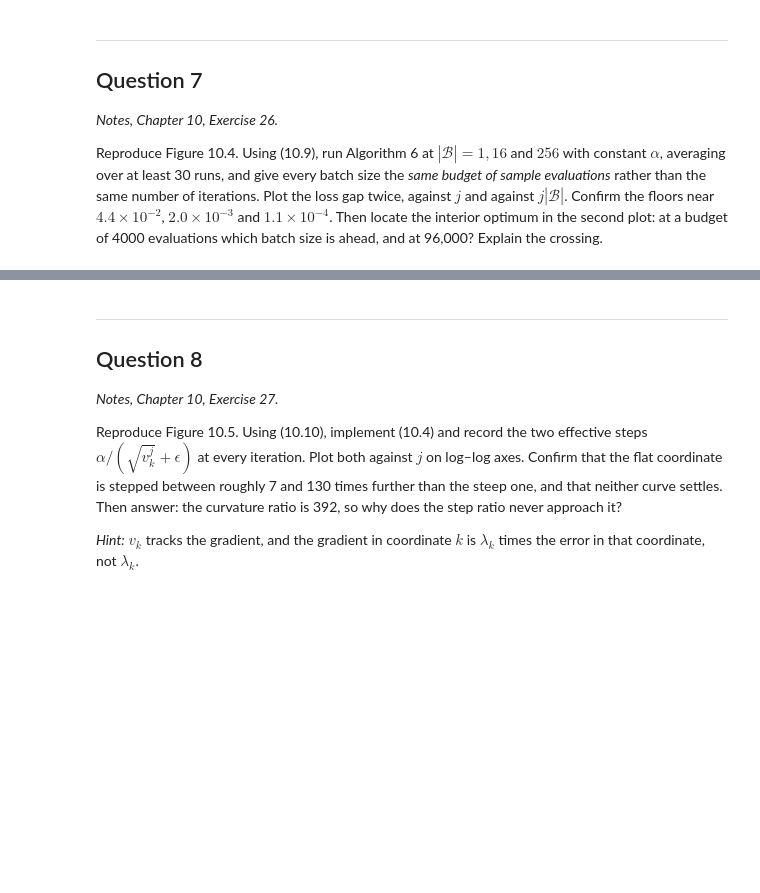
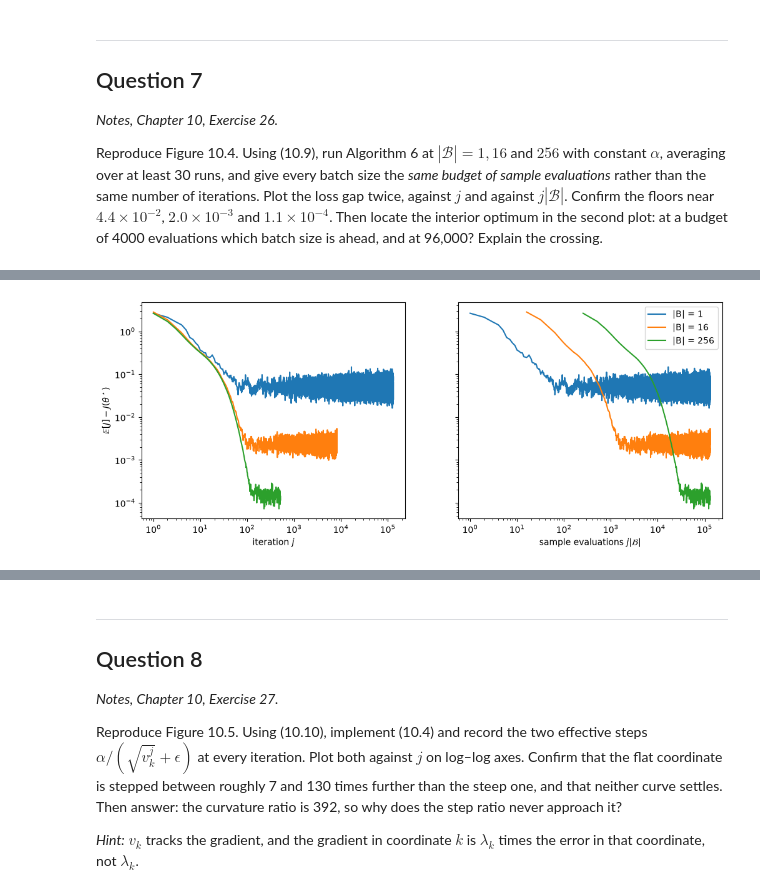
Before and after one commit to akhilghar/COE379L.1, a Jupyter notebook: HW4/Assignment_4-2.ipynb, the cells around one changed output, grey strips where cells are left out. Cells and saved outputs as stored; diff of their text form; code cells hidden in the pictures; blank space fills up the shorter version.

```diff
--- a/HW4/Assignment_4-2.ipynb
+++ b/HW4/Assignment_4-2.ipynb
@@ -242,3 +563,87 @@ Reproduce Figure 10.3. Run Algorithm 6 at $|\mathcal{B}| = 1$ for 4000 iteration
 Reproduce Figure 10.4. Using (10.9), run Algorithm 6 at $|\mathcal{B}| = 1, 16$ and $256$ with constant $\alpha$, averaging over at least 30 runs, and give every batch size the *same budget of sample evaluations* rather than the same number of iterations. Plot the loss gap twice, against $j$ and against $j|\mathcal{B}|$. Confirm the floors near $4.4 \times 10^{-2}$, $2.0 \times 10^{-3}$ and $1.1 \times 10^{-4}$. Then locate the interior optimum in the second plot: at a budget of 4000 evaluations which batch size is ahead, and at 96,000? Explain the crossing.
 # %%
 # Question 7: your code here
+from functools import partial
+
+key_data = jax.random.PRNGKey(4)
+n_data = 400
+A = jnp.diag(jnp.array([1.0, 0.38]))
+theta_gen = jnp.array([1.0, -0.8])
+noise = 0.7
+
+def sample(key):
+    key_z, key_eps = jax.random.split(key)
+    x = A @ jax.random.normal(key_z, shape=(2,))
+    y = x @ theta_gen + noise * jax.random.normal(key_eps)
+    return x, y
+
+def generate_data(key, n):
+    keys = jax.random.split(key, n)
+    X, Y = jax.vmap(sample)(keys)
+    return X, Y
+
+X_data, y_data = generate_data(key_data, n_data)
+H = X_data.T @ X_data / n_data
+theta_star = jnp.linalg.solve(X_data.T @ X_data, X_data.T @ y_data)
+alpha = 1.0 / (4 * jnp.linalg.eigvalsh(H)[-1])
+
+# L2 loss and gradients
+def loss_i(theta, x, y):
+    return 0.5 * (x @ theta - y) ** 2
+grad_i = jax.grad(loss_i)
+
+def batch_grad(theta, key, B):
+    idx = jax.random.randint(key, (B,), 0, n_data)
+    return jnp.mean(jax.vmap(grad_i, in_axes=(None, 0, 0))(theta, X_data[idx], y_data[idx]), axis=0)
+
+def gap(theta):
+    e = theta - theta_star
+    return 0.5 * e @ H @ e
+
+@partial(jax.jit, static_argnames="B")
+def sgd_gaps(key, theta0, alphas, B):
+    def step(theta, inputs):
+        k, a = inputs
+        theta = theta - a * batch_grad(theta, k, B)
+        return theta, gap(theta)
+    _, gaps = jax.lax.scan(step, theta0, (jax.random.split(key, alphas.shape[0]), alphas))
+    return jnp.concatenate([gap(theta0)[None], gaps])
+
+def mean_sgd_gaps(key, theta0, alphas, B, runs):
+    return jax.vmap(lambda k: sgd_gaps(k, theta0, alphas, B))(jax.random.split(key, runs)).mean(axis=0)
+
+# batch size = 1, 16, 256 at the same budget of sample evaluations
+key = jax.random.PRNGKey(0)
+runs, budget = 30, 2 ** 17
+theta0 = jnp.array([-1.6, 2.2])
+
+res = {}
+for i, B in enumerate([1, 16, 256]):
+    T = budget // B
+    res[B] = mean_sgd_gaps(jax.random.fold_in(key, i), theta0, jnp.full(T, alpha), B=B, runs=runs)
+    print(f"|B| = {B:>3}: {T:>6} iterations, floor (mean of last half) = {res[B][T // 2:].mean():.2e}")
+
+fig, ax = plt.subplots(1, 2, figsize=(12, 4.5), sharey=True)
+for B, g in res.items():
+    j = jnp.arange(1, g.shape[0])
+    ax[0].loglog(j, g[1:], label=f"|B| = {B}")
+    ax[1].loglog(j * B, g[1:], label=f"|B| = {B}")
+ax[0].set_xlabel("iteration $j$"); ax[1].set_xlabel(r"sample evaluations $j|\mathcal{B}|$")
+ax[0].set_ylabel(r"$\mathbb{E}[J]-J(\theta^\star)$"); ax[1].legend()
+plt.show()
+plt.savefig("HW4Problem7.jpg")
+
+def at_budget(B, evals):
+    return res[B][evals // B]
+
+for E in [4000, 96000]:
+    vals = {B: float(at_budget(B, E)) for B in res}
+    best = min(vals, key=vals.get)
+    print(f"budget {E:>6}: " + ", ".join(f"|B|={B}: {v:.2e}" for B, v in vals.items()) + f"   -> best |B| = {best}")
+
+# sweep budget
+budgets = np.unique(np.logspace(1, np.log10(budget), 400).astype(int))
+best = [min(res, key=lambda B: float(at_budget(B, e)) if e >= B else np.inf) for e in budgets]
+switches = [(int(budgets[i]), best[i - 1], best[i]) for i in range(1, len(budgets)) if best[i] != best[i - 1]]
+print("best batch size switches (budget, from, to):", switches)
+# %% [output]
@@ -244,0 +653 @@ Reproduce Figure 10.4. Using (10.9), run Algorithm 6 at $|\mathcal{B}| = 1, 16$
+[figure, added]
```
Also changed, not shown: parts of 9 cells of this notebook, 8 other files.
